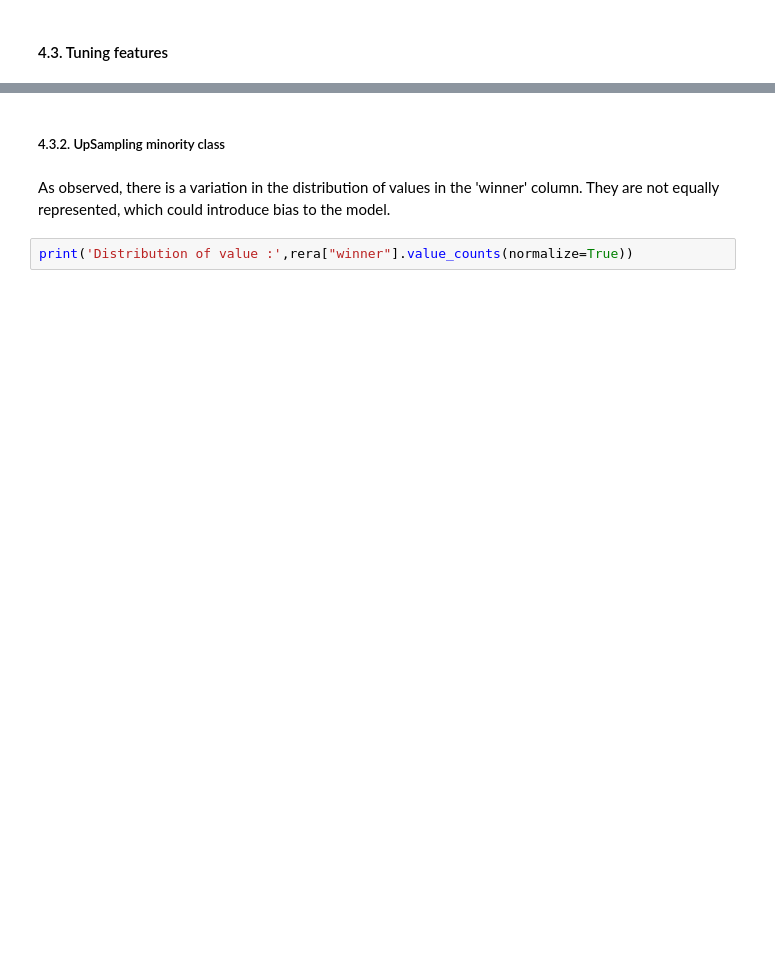
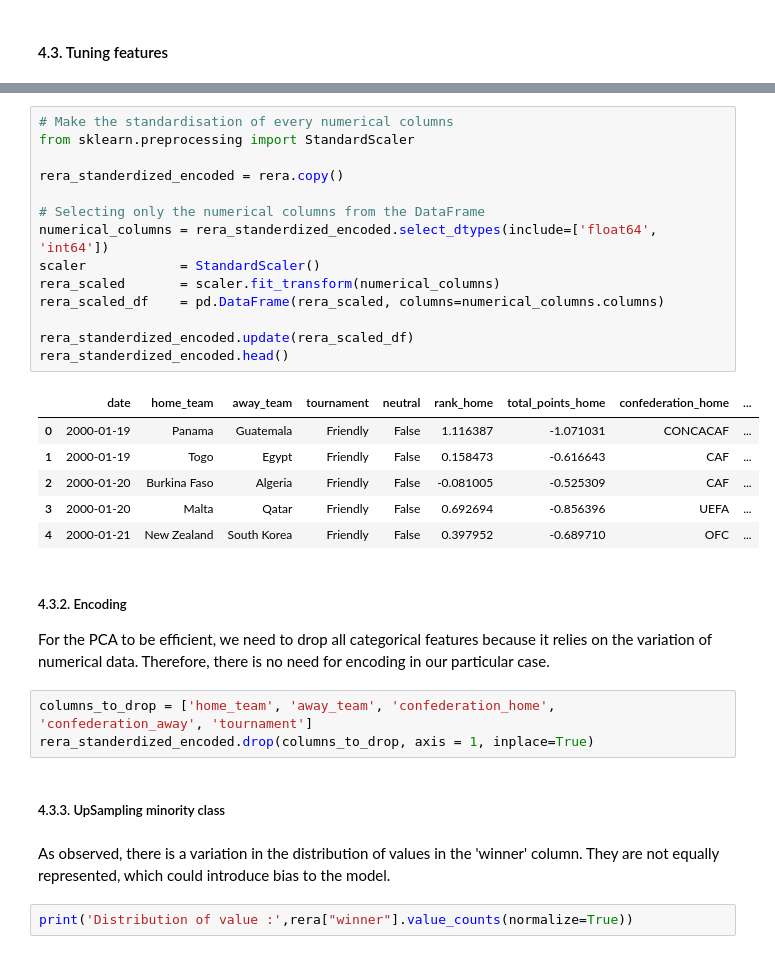
Before and after one commit to H4znow/Football_match_results_predictor, a Jupyter notebook: pre/preprocess_dataset.ipynb, the cells around one changed output, grey strips where cells are left out. Saved outputs shown, nothing was run; the diff lists cells and outputs as text; blank space fills up the shorter version.

```diff
--- a/pre/preprocess_dataset.ipynb
+++ b/pre/preprocess_dataset.ipynb
@@ -602,5 +590,34 @@ rera.drop(["home_team", "away_team", "confederation_home", "tournament", "confed
+# %%
+# Make the standardisation of every numerical columns
+from sklearn.preprocessing import StandardScaler
+
+rera_standerdized_encoded = rera.copy()
+
+# Selecting only the numerical columns from the DataFrame
+numerical_columns = rera_standerdized_encoded.select_dtypes(include=['float64', 'int64'])
+scaler            = StandardScaler()
+rera_scaled       = scaler.fit_transform(numerical_columns)
+rera_scaled_df    = pd.DataFrame(rera_scaled, columns=numerical_columns.columns)
+
+rera_standerdized_encoded.update(rera_scaled_df)
+rera_standerdized_encoded.head()
+# %% [output]
+|  | date | home_team | away_team | tournament | neutral | rank_home | total_points_home | confederation_home | ... |
+| 0 | 2000-01-19 | Panama | Guatemala | Friendly | False | 1.116387 | -1.071031 | CONCACAF | ... |
+| 1 | 2000-01-19 | Togo | Egypt | Friendly | False | 0.158473 | -0.616643 | CAF | ... |
+| 2 | 2000-01-20 | Burkina Faso | Algeria | Friendly | False | -0.081005 | -0.525309 | CAF | ... |
+| 3 | 2000-01-20 | Malta | Qatar | Friendly | False | 0.692694 | -0.856396 | UEFA | ... |
+| 4 | 2000-01-21 | New Zealand | South Korea | Friendly | False | 0.397952 | -0.689710 | OFC | ... |
+# %% [markdown]
+##### 4.3.2. Encoding
+
+For the PCA to be efficient, we need to drop all categorical features because it relies on the variation of numerical data.
+Therefore, there is no need for encoding in our particular case.
+# %%
+columns_to_drop = ['home_team', 'away_team', 'confederation_home', 'confederation_away', 'tournament']
+rera_standerdized_encoded.drop(columns_to_drop, axis = 1, inplace=True)
 # %% [markdown]
-##### 4.3.2. UpSampling minority class
+##### 4.3.3. UpSampling minority class
 # %% [markdown]
 As observed, there is a variation in the distribution of values in the 'winner' column. They are not equally represented, which could introduce bias to the model.
 # %%
```
Also changed, not shown: parts of 30 cells of this notebook, 8 other files.
